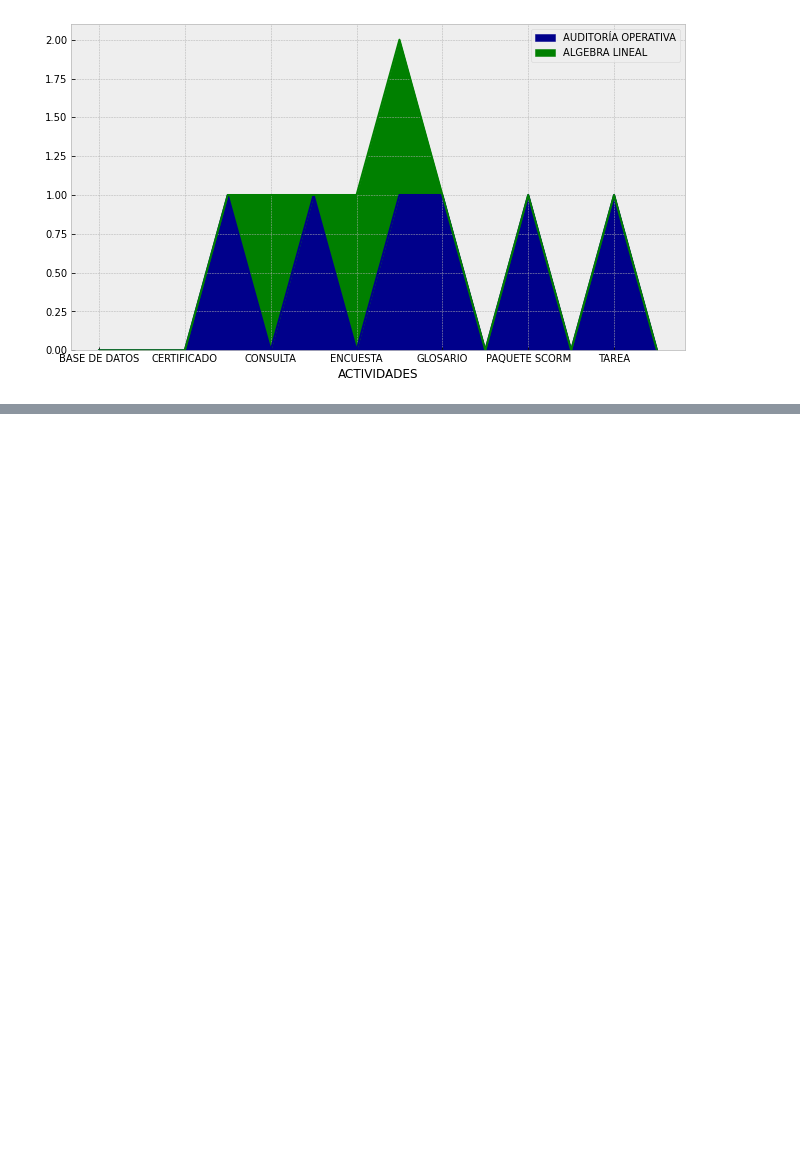
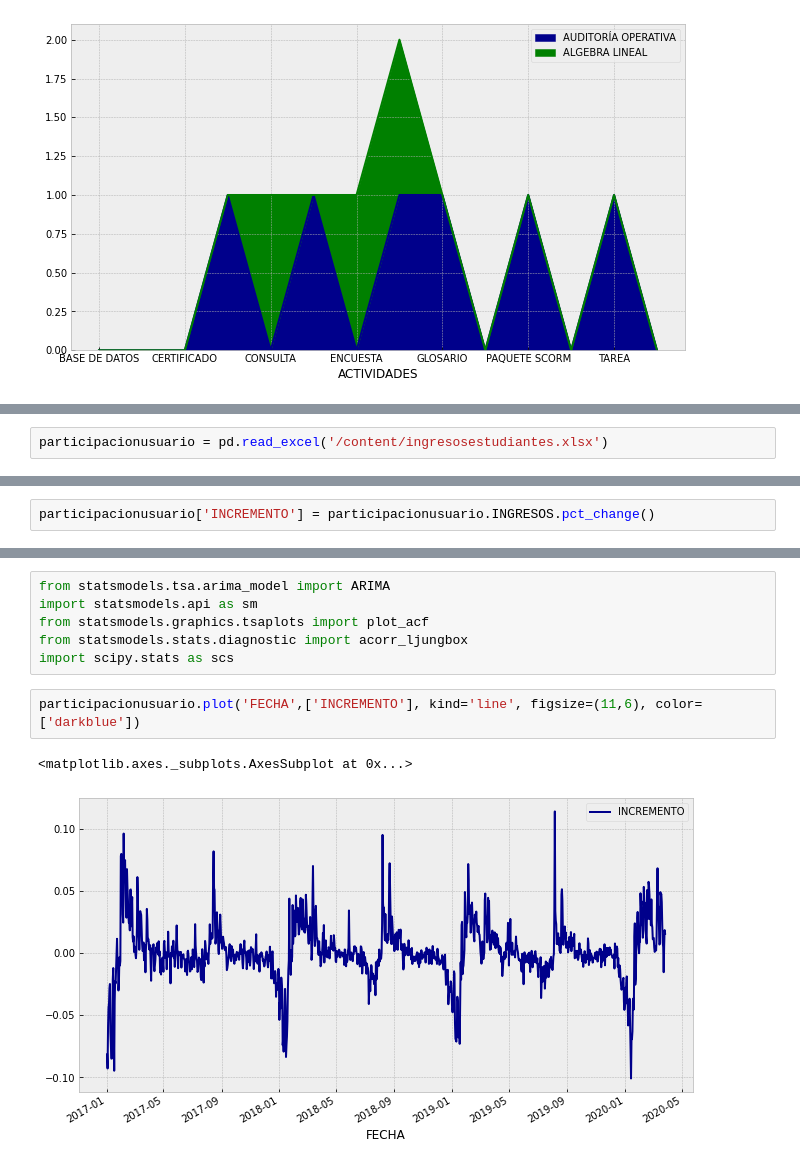
Before and after one commit to cristiandarioortegayubro/Moodle, a Jupyter notebook: ActividadesMoodle.ipynb, the cells around one changed output, grey strips where cells are left out. Drawn from its saved outputs; the diff is of its cells as text; blank space fills up the shorter version.

```diff
--- a/ActividadesMoodle.ipynb
+++ b/ActividadesMoodle.ipynb
@@ -49,0 +54,2 @@ actividad.plot('ACTIVIDADES',['AUDITORÍA OPERATIVA', 'ALGEBRA LINEAL'], kind='a
+# %%
+participacionusuario = pd.read_excel('/content/ingresosestudiantes.xlsx')
@@ -49,0 +65,2 @@ actividad.plot('ACTIVIDADES',['AUDITORÍA OPERATIVA', 'ALGEBRA LINEAL'], kind='a
+# %%
+participacionusuario['INCREMENTO'] = participacionusuario.INGRESOS.pct_change()
@@ -49,0 +76,11 @@ actividad.plot('ACTIVIDADES',['AUDITORÍA OPERATIVA', 'ALGEBRA LINEAL'], kind='a
+# %%
+from statsmodels.tsa.arima_model import ARIMA
+import statsmodels.api as sm
+from statsmodels.graphics.tsaplots import plot_acf
+from statsmodels.stats.diagnostic import acorr_ljungbox
+import scipy.stats as scs
+# %%
+participacionusuario.plot('FECHA',['INCREMENTO'], kind='line', figsize=(11,6), color=['darkblue'])
+# %% [output]
+<matplotlib.axes._subplots.AxesSubplot at 0x...>
+[figure, added]
```
Also changed, not shown: parts of 3 cells of this notebook.
